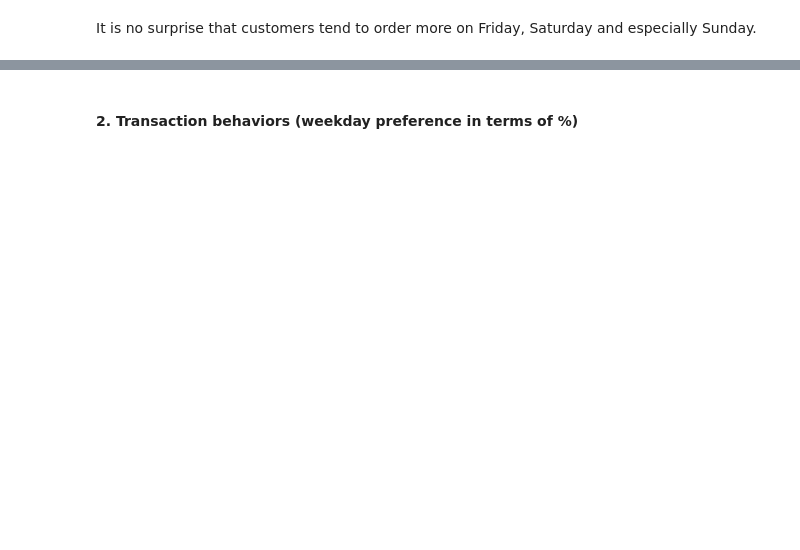
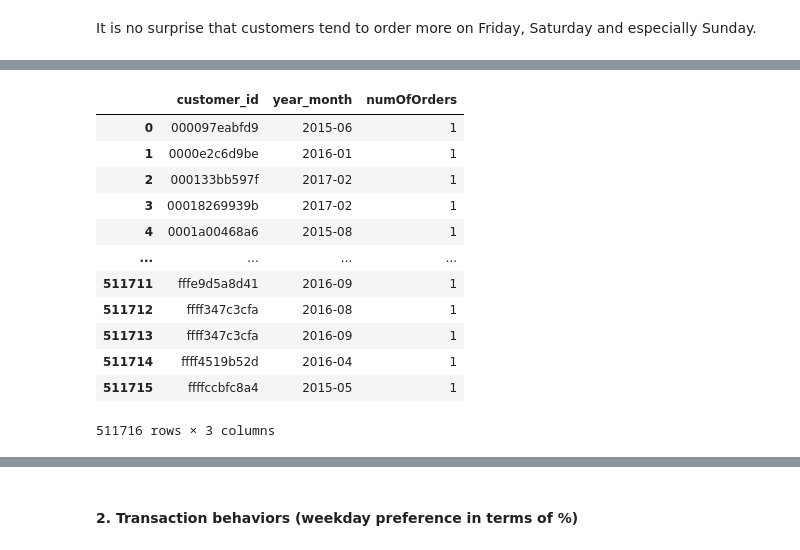
Before and after one commit to iceberg12/orange-eat-apple, a Jupyter notebook: EDA.ipynb, the cells around one changed output, grey strips where cells are left out. Cells and saved outputs as stored; diff of their text form; code cells hidden in the pictures; blank space fills up the shorter version.

```diff
--- a/EDA.ipynb
+++ b/EDA.ipynb
@@ -319,0 +276,26 @@ df_rcc
+# %%
+# Frequency at month level
+df['is_succeeded'] = df.is_failed.apply(lambda x: 1-x)
+
+df_freq_m = df.groupby(['customer_id', 'year_month'])['is_succeeded']\
+    .agg('sum').reset_index(name='numOfOrders')
+# df_freq_m['year_month'] = df_freq_m.year_month.apply(lambda s: month_dict[s])
+# df_freq_m = pd.pivot_table(df_freq_m, index=['customer_id'], columns=['year_month'],
+#         values=['numOfOrders'], aggfunc=np.mean)
+# df_freq_m.columns = ['_'.join(col) for col in df_freq_m.columns.values]
+# df_freq_m = df_freq_m.reset_index().fillna(0)
+df_freq_m
+# %% [output]
+|  | customer_id | year_month | numOfOrders |
+| 0 | 000097eabfd9 | 2015-06 | 1 |
+| 1 | 0000e2c6d9be | 2016-01 | 1 |
+| 2 | 000133bb597f | 2017-02 | 1 |
+| 3 | 00018269939b | 2017-02 | 1 |
+| 4 | 0001a00468a6 | 2015-08 | 1 |
+| ... | ... | ... | ... |
+| 511711 | fffe9d5a8d41 | 2016-09 | 1 |
+| 511712 | ffff347c3cfa | 2016-08 | 1 |
+| 511713 | ffff347c3cfa | 2016-09 | 1 |
+| 511714 | ffff4519b52d | 2016-04 | 1 |
+| 511715 | ffffccbfc8a4 | 2015-05 | 1 |
+511716 rows × 3 columns
```
Also changed, not shown: parts of 30 cells of this notebook.
